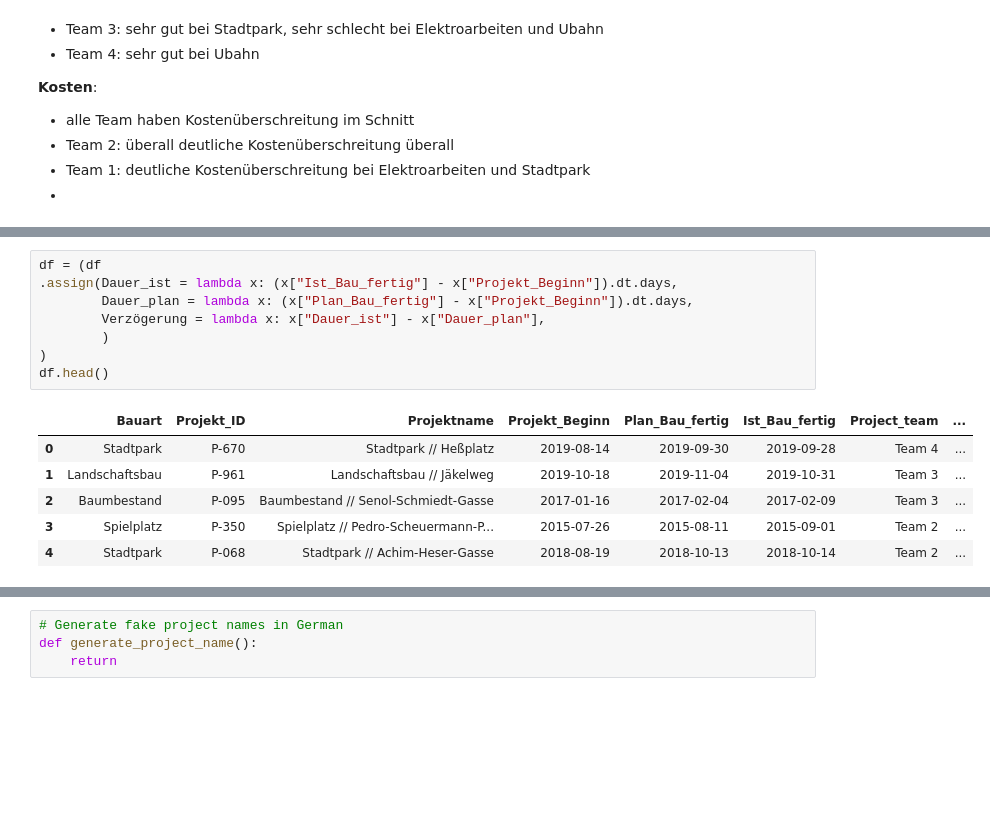
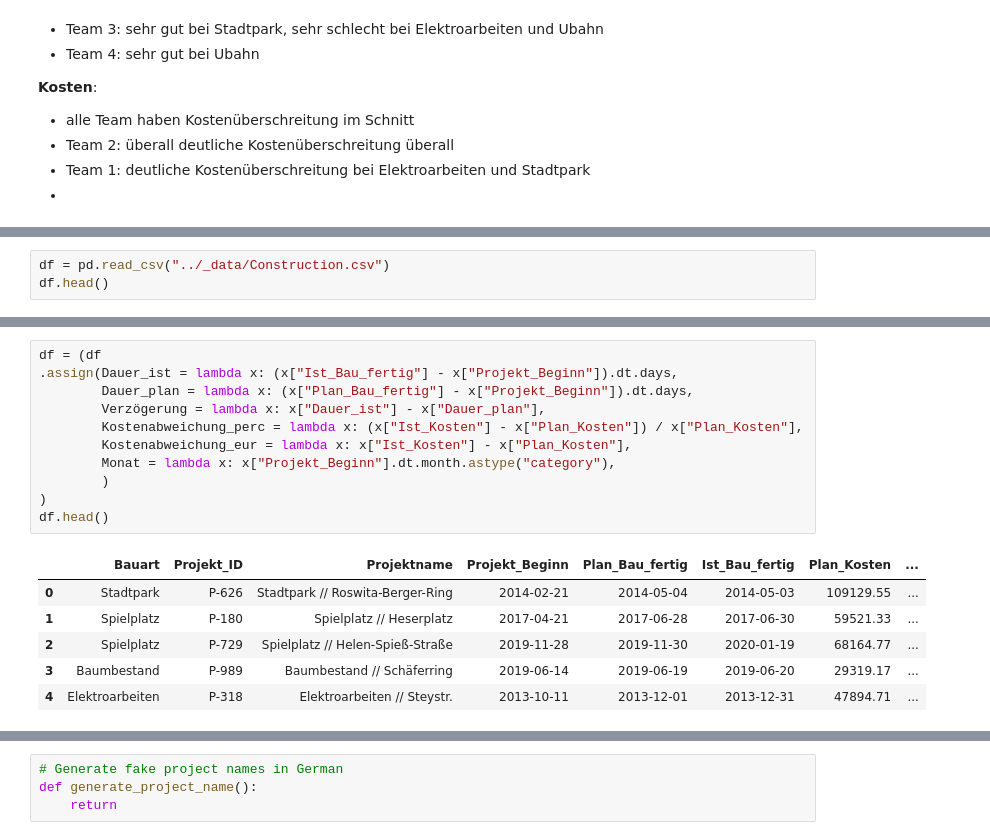
Before and after one commit to fredzett/BA-C, a Jupyter notebook: Chapters/sandbox.ipynb, the cells around one changed output, grey strips where cells are left out. Drawn from its saved outputs; the diff is of its cells as text; blank space fills up the shorter version.

```diff
--- a/Chapters/sandbox.ipynb
+++ b/Chapters/sandbox.ipynb
@@ -731,0 +735,3 @@ df.tail(), counter
+# %%
+df = pd.read_csv("../_data/Construction.csv")
+df.head()
@@ -732,15 +745,18 @@ df.tail(), counter
 # %%
 df = (df
 .assign(Dauer_ist = lambda x: (x["Ist_Bau_fertig"] - x["Projekt_Beginn"]).dt.days,
         Dauer_plan = lambda x: (x["Plan_Bau_fertig"] - x["Projekt_Beginn"]).dt.days,
         Verzögerung = lambda x: x["Dauer_ist"] - x["Dauer_plan"],
+        Kostenabweichung_perc = lambda x: (x["Ist_Kosten"] - x["Plan_Kosten"]) / x["Plan_Kosten"],
+        Kostenabweichung_eur = lambda x: x["Ist_Kosten"] - x["Plan_Kosten"],
+        Monat = lambda x: x["Projekt_Beginn"].dt.month.astype("category"),
         )
 )
 df.head()
 # %% [output]
-|  | Bauart | Projekt_ID | Projektname | Projekt_Beginn | Plan_Bau_fertig | Ist_Bau_fertig | Project_team | ... |
-| 0 | Stadtpark | P-670 | Stadtpark // Heßplatz | 2019-08-14 | 2019-09-30 | 2019-09-28 | Team 4 | ... |
-| 1 | Landschaftsbau | P-961 | Landschaftsbau // Jäkelweg | 2019-10-18 | 2019-11-04 | 2019-10-31 | Team 3 | ... |
-| 2 | Baumbestand | P-095 | Baumbestand // Senol-Schmiedt-Gasse | 2017-01-16 | 2017-02-04 | 2017-02-09 | Team 3 | ... |
-| 3 | Spielplatz | P-350 | Spielplatz // Pedro-Scheuermann-P... | 2015-07-26 | 2015-08-11 | 2015-09-01 | Team 2 | ... |
-| 4 | Stadtpark | P-068 | Stadtpark // Achim-Heser-Gasse | 2018-08-19 | 2018-10-13 | 2018-10-14 | Team 2 | ... |
+|  | Bauart | Projekt_ID | Projektname | Projekt_Beginn | Plan_Bau_fertig | Ist_Bau_fertig | Plan_Kosten | ... |
+| 0 | Stadtpark | P-626 | Stadtpark // Roswita-Berger-Ring | 2014-02-21 | 2014-05-04 | 2014-05-03 | 109129.55 | ... |
+| 1 | Spielplatz | P-180 | Spielplatz // Heserplatz | 2017-04-21 | 2017-06-28 | 2017-06-30 | 59521.33 | ... |
+| 2 | Spielplatz | P-729 | Spielplatz // Helen-Spieß-Straße | 2019-11-28 | 2019-11-30 | 2020-01-19 | 68164.77 | ... |
+| 3 | Baumbestand | P-989 | Baumbestand // Schäferring | 2019-06-14 | 2019-06-19 | 2019-06-20 | 29319.17 | ... |
+| 4 | Elektroarbeiten | P-318 | Elektroarbeiten // Steystr. | 2013-10-11 | 2013-12-01 | 2013-12-31 | 47894.71 | ... |
```
Also changed, not shown: parts of 7 cells of this notebook, 45 other files.
